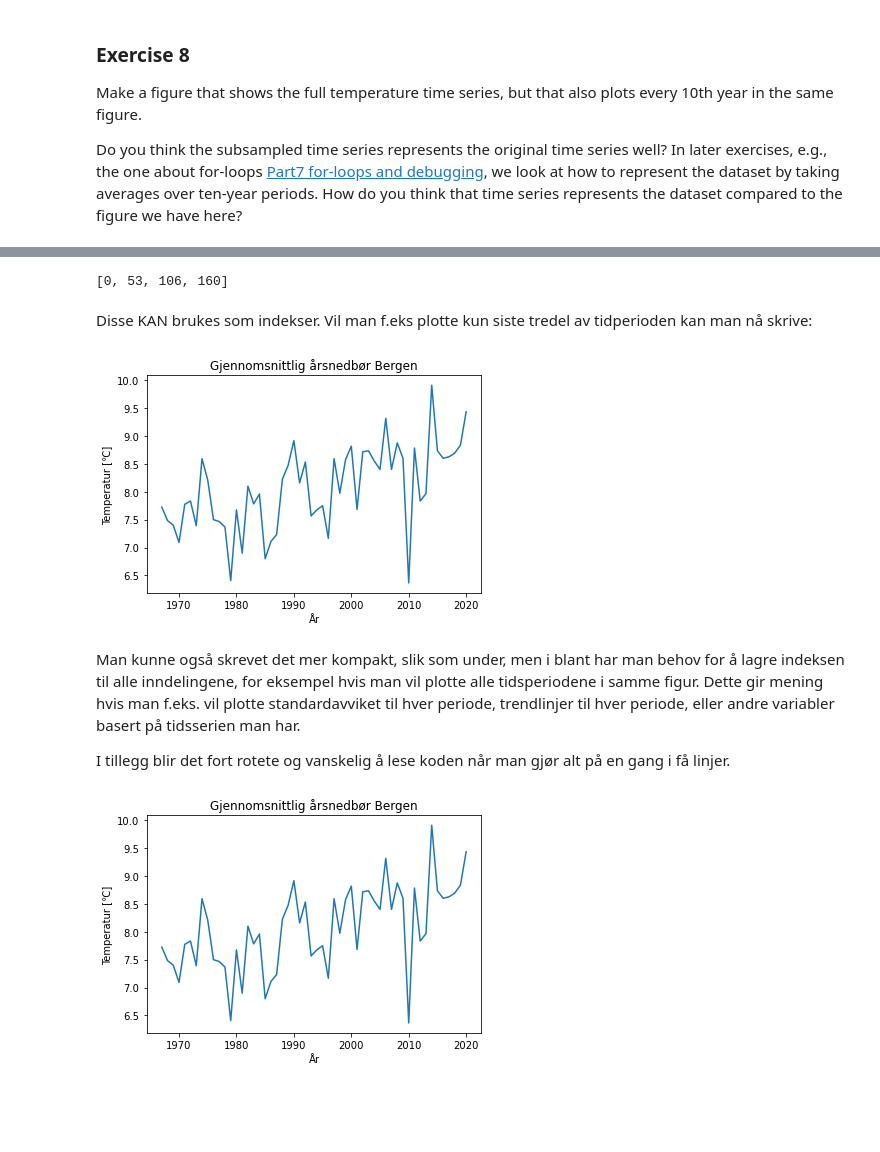
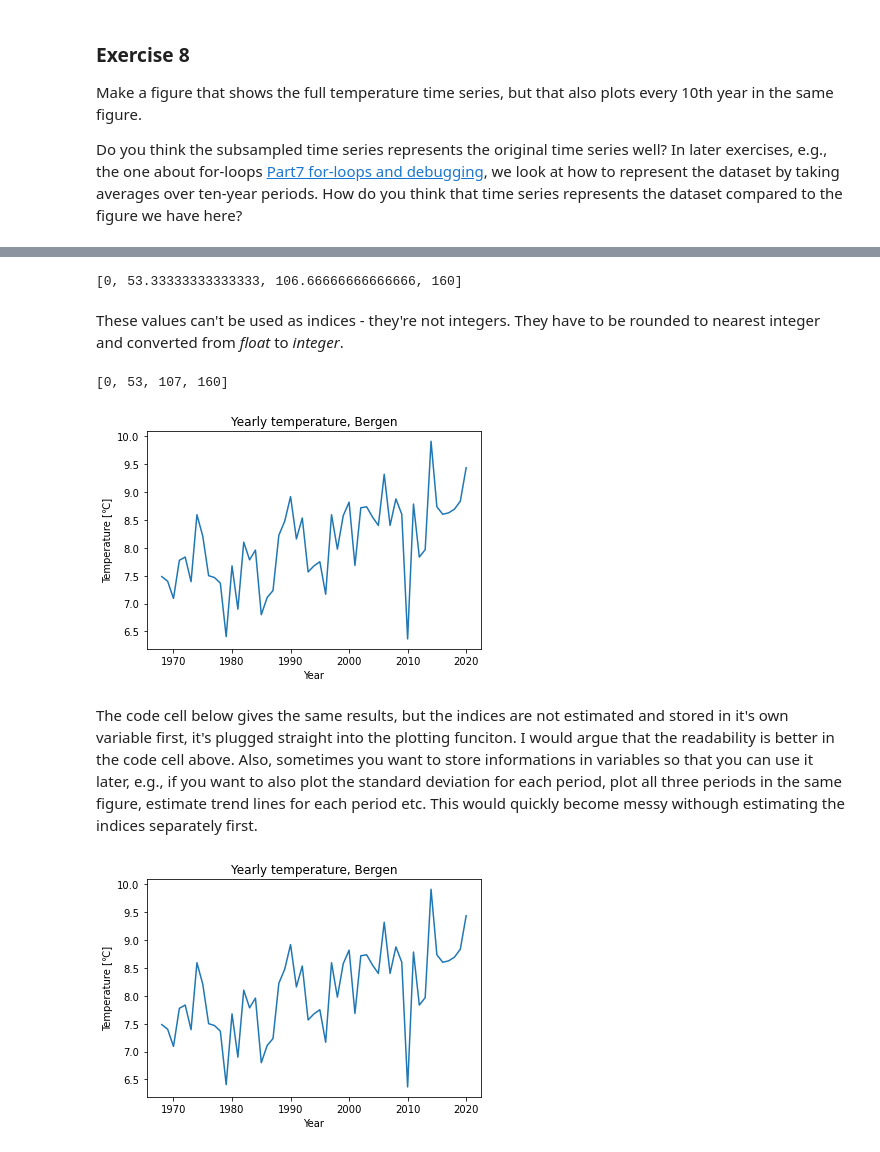
Before and after one commit to julienweihs/GEOF, a Jupyter notebook: Jupyter/Part2_Indices_in_Python.ipynb, the cells around one changed output, grey strips where cells are left out. Drawn from its saved outputs; the diff is of its cells as text; code cells hidden in the pictures; blank space fills up the shorter version.

```diff
--- a/Jupyter/Part2_Indices_in_Python.ipynb
+++ b/Jupyter/Part2_Indices_in_Python.ipynb
@@ -341,35 +332,44 @@ Disse veridene kan ikke brukes som indekser. De må både rundes av til heltall
+# %%
+ind=[
+    0,             # the starting index
+    1/3*len(time),   # the index that marks the end of the first third
+    2/3*len(time), # the index that marks the end of the second third
+    len(time)      # the ending index
+]
+ind
+# %% [output]
+[0, 53.33333333333333, 106.66666666666666, 160]
+# %% [markdown]
+These values can't be used as indices - they're not integers. They have to be rounded to nearest integer and converted from *float* to *integer*.
 # %%
 ind=[
     0,
-    int(np.round(len(tid)/3)),
-    2*int(np.round(len(tid)/3)),
-    len(tid)
+    int(np.round(1/3*len(time))),
+    int(np.round(2/3*len(time))),
+    len(time)
 ]
 ind
 # %% [output]
-[0, 53, 106, 160]
+[0, 53, 107, 160]
-# %% [markdown]
-Disse KAN brukes som indekser. Vil man f.eks plotte kun siste tredel av tidperioden kan man nå skrive:
 # %%
-plt.plot(tid[ind[2]:ind[-1]], temp[ind[2]:ind[-1]])
-plt.title('Gjennomsnittlig årsnedbør Bergen')
-plt.xlabel('År')
-plt.ylabel('Temperatur [\u2103]')
+# Plot the last of the three periods
+plt.plot(time[ind[2]:ind[-1]], temp[ind[2]:ind[-1]])
+plt.title('Yearly temperature, Bergen')
+plt.xlabel('Year')
+plt.ylabel('Temperature [\u2103]')
 plt.show()
 # %% [output]
-[figure, old version]
+[figure, new version]
-# %% [markdown]
-Man kunne også skrevet det mer kompakt, slik som under, men i blant har man behov for å lagre indeksen til alle inndelingene, for eksempel hvis man vil plotte alle tidsperiodene i samme figur. Dette gir mening hvis man f.eks. vil plotte standardavviket til hver periode, trendlinjer til hver periode, eller andre variabler basert på tidsserien man har.
-
-I tillegg blir det fort rotete og vanskelig å lese koden når man gjør alt på en gang i få linjer.
+# %% [markdown]
+The code cell below gives the same results, but the indices are not estimated and stored in it's own variable first, it's plugged straight into the plotting funciton. I would argue that the readability is better in the code cell above. Also, sometimes you want to store informations in variables so that you can use it later, e.g., if you want to also plot the standard deviation for each period, plot all three periods in the same figure, estimate trend lines for each period etc. This would quickly become messy withough estimating the indices separately first.
 # %%
 plt.plot(
-    tid[2*int(np.round(len(tid)/3)):],
-    temp[2*int(np.round(len(tid)/3)):]
+    time[int(np.round(2/3*len(time))):],
+    temp[int(np.round(2/3*len(time))):]
 )
-plt.title('Gjennomsnittlig årsnedbør Bergen')
-plt.xlabel('År')
-plt.ylabel('Temperatur [\u2103]')
+plt.title('Yearly temperature, Bergen')
+plt.xlabel('Year')
+plt.ylabel('Temperature [\u2103]')
 plt.show()
 # %% [output]
-[figure, old version]
+[figure, new version]
```
Also changed, not shown: parts of 6 cells of this notebook.
